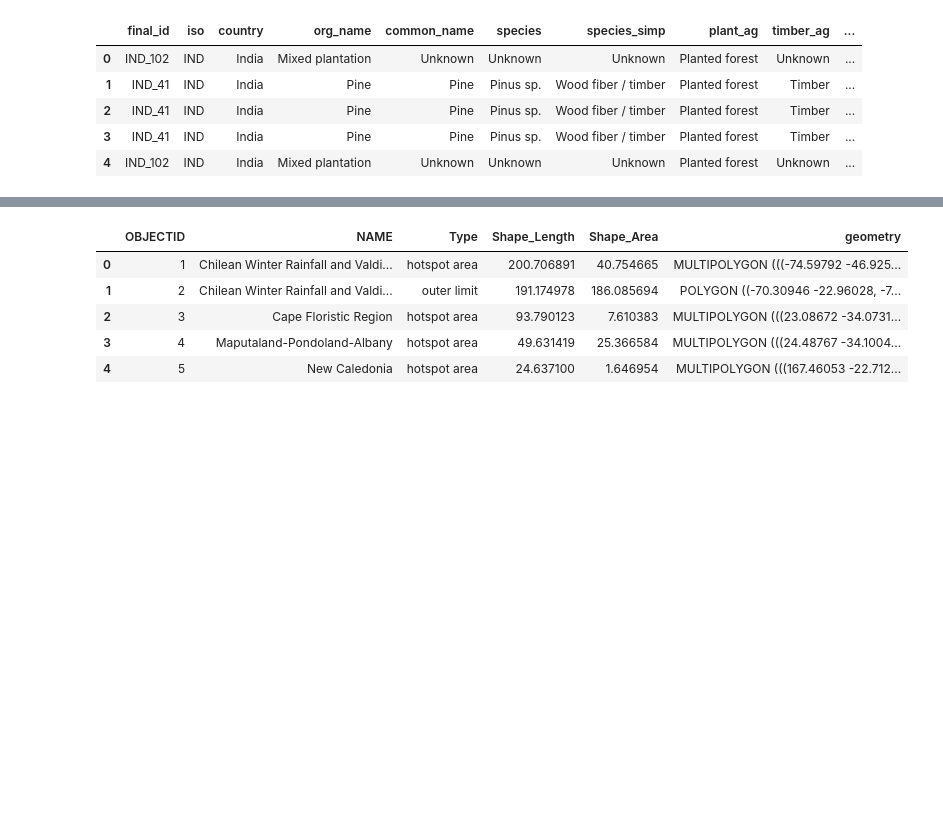
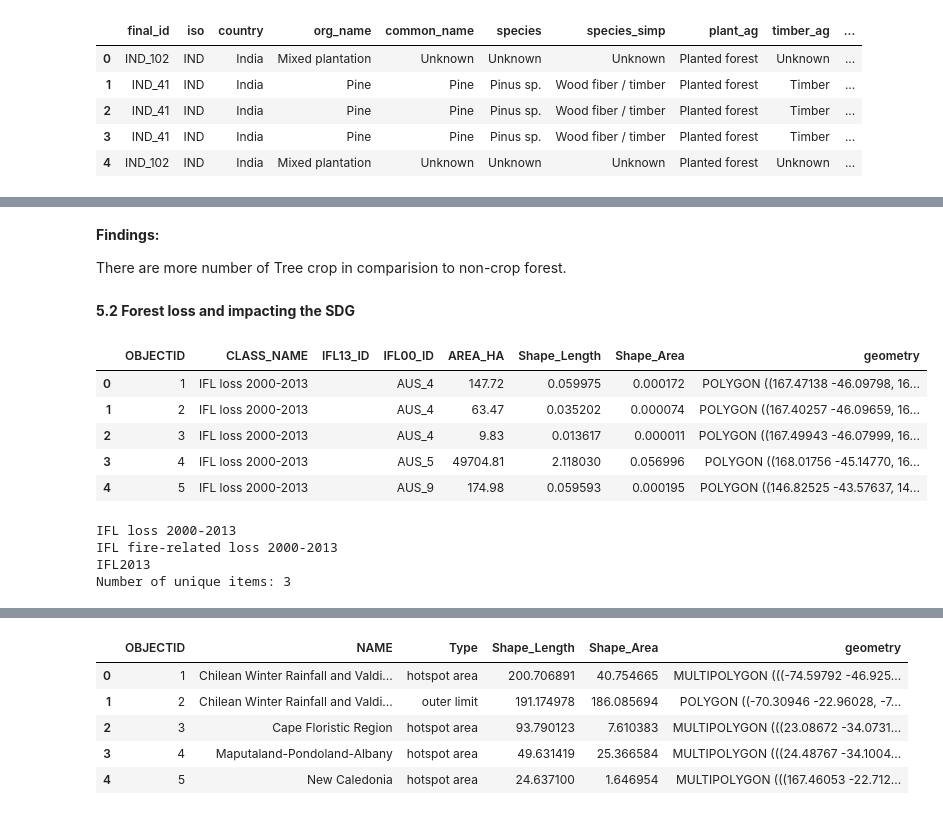
Before and after one commit to moja-global/Land_Sector_Datasets, a Jupyter notebook: Land_Sector_Data_Analysis/outreachy_ritugothwal_task_2/ritugothwal_SDG_mapping_task_2.ipynb, the cells around one changed output, grey strips where cells are left out. Saved outputs shown, nothing was run; the diff lists cells and outputs as text; code cells hidden in the pictures; blank space fills up the shorter version.

```diff
--- a/Land_Sector_Data_Analysis/outreachy_ritugothwal_task_2/ritugothwal_SDG_mapping_task_2.ipynb
+++ b/Land_Sector_Data_Analysis/outreachy_ritugothwal_task_2/ritugothwal_SDG_mapping_task_2.ipynb
@@ -226,0 +227,30 @@ plt.show()
+# %% [markdown]
+**Findings:**
+
+There are more number of Tree crop in comparision to non-crop forest.
+# %% [markdown]
+**5.2 Forest loss and impacting the SDG**
+# %%
+## Loading the planted forest data
+IFL_change_2000_2013 = (r"/content/drive/MyDrive/Outreachy_datasets/LandSectorDatasets/World_datasets/LandCover/Forest_Loss/Intact_Forest_Landscapes/ifl_change_2000-2013.geojson")
+# Read json file into a dataframe
+IFL_change_2000_2013_df = gpd.read_file(IFL_change_2000_2013)
+IFL_change_2000_2013_df.head(5)
+# %% [output]
+|  | OBJECTID | CLASS_NAME | IFL13_ID | IFL00_ID | AREA_HA | Shape_Length | Shape_Area | geometry |
+| 0 | 1 | IFL loss 2000-2013 |  | AUS_4 | 147.72 | 0.059975 | 0.000172 | POLYGON ((167.47138 -46.09798, 16... |
+| 1 | 2 | IFL loss 2000-2013 |  | AUS_4 | 63.47 | 0.035202 | 0.000074 | POLYGON ((167.40257 -46.09659, 16... |
+| 2 | 3 | IFL loss 2000-2013 |  | AUS_4 | 9.83 | 0.013617 | 0.000011 | POLYGON ((167.49943 -46.07999, 16... |
+| 3 | 4 | IFL loss 2000-2013 |  | AUS_5 | 49704.81 | 2.118030 | 0.056996 | POLYGON ((168.01756 -45.14770, 16... |
+| 4 | 5 | IFL loss 2000-2013 |  | AUS_9 | 174.98 | 0.059593 | 0.000195 | POLYGON ((146.82525 -43.57637, 14... |
+# %%
+# The unique values to map
+unique_names = IFL_change_2000_2013_df['CLASS_NAME'].unique()
+for name in unique_names:
+    print(name)
+print("Number of unique items:", len(unique_names))
+# %% [output]
+IFL loss 2000-2013
+IFL fire-related loss 2000-2013
+IFL2013
+Number of unique items: 3
```
Also changed, not shown: parts of 21 cells of this notebook.
